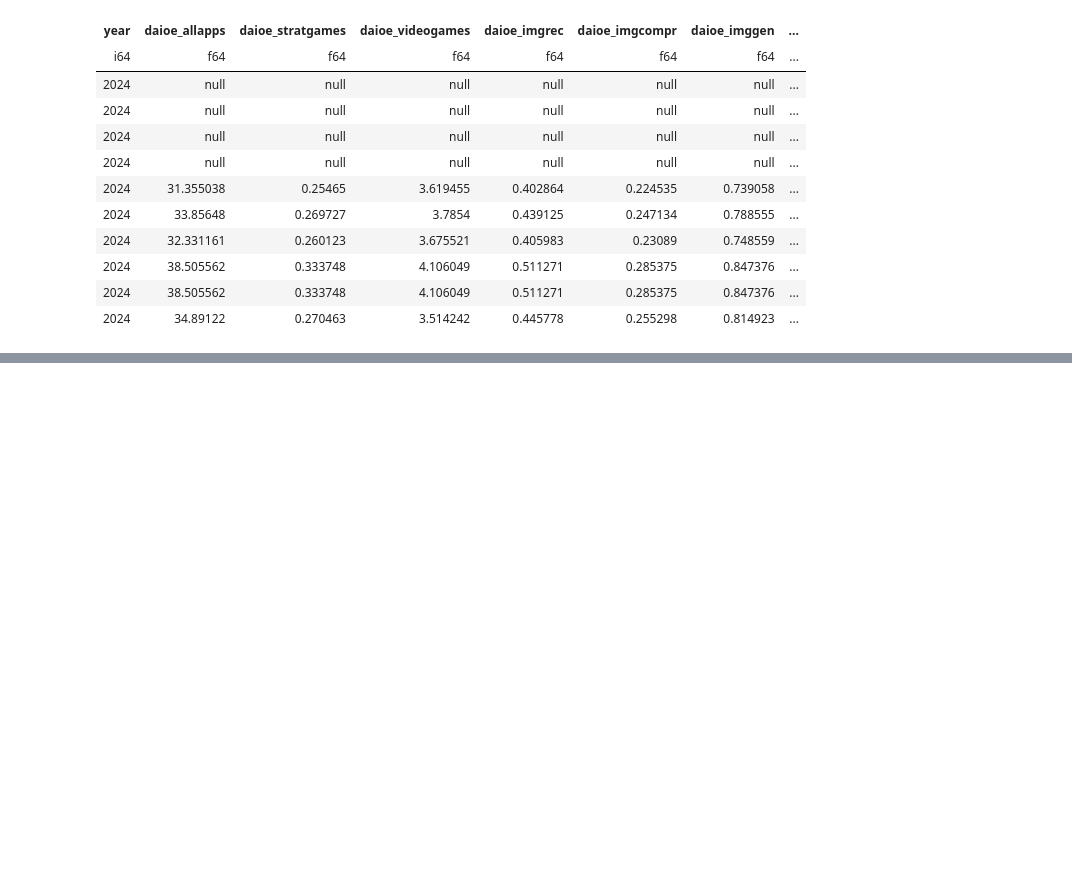
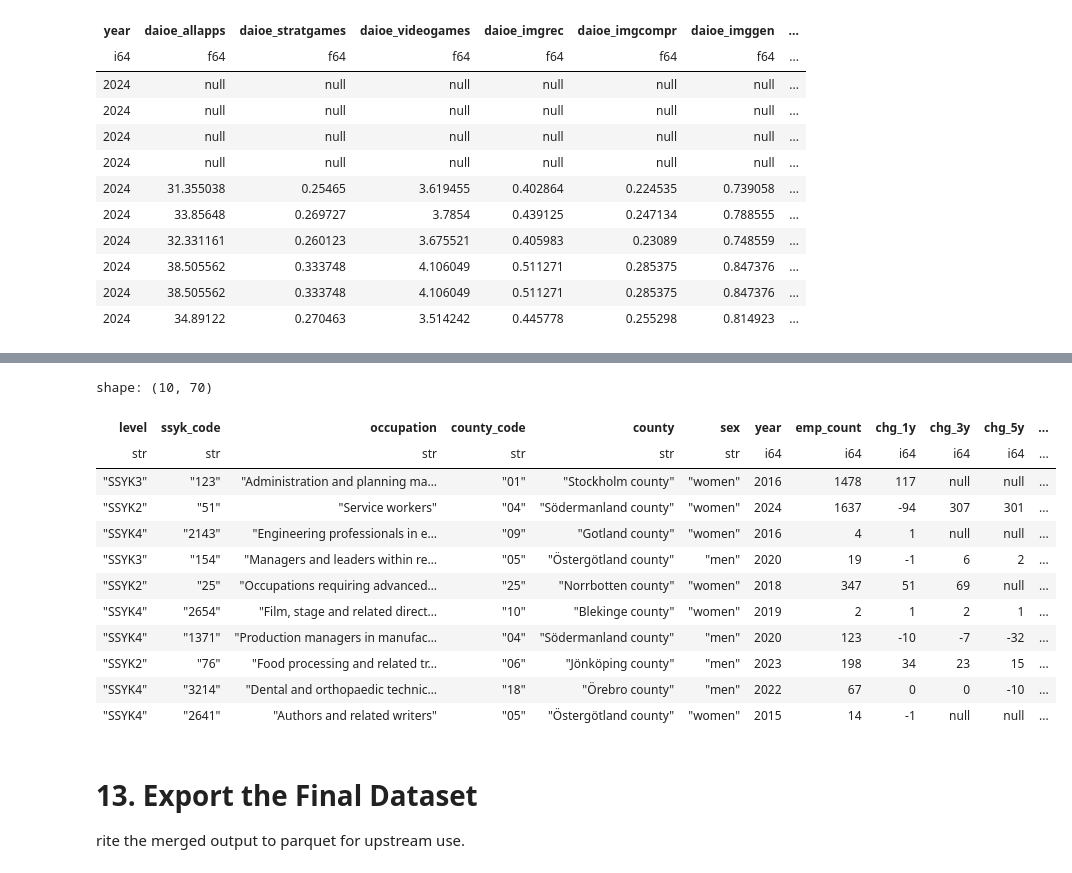
Before and after one commit to joseph-data/AI_Econ_daioe_years_regions, a Jupyter notebook: ssyk2012_daioe_yr_regions.ipynb, the cells around one changed output, grey strips where cells are left out. Saved outputs shown, nothing was run; the diff lists cells and outputs as text; code cells hidden in the pictures; blank space fills up the shorter version.

Commit message:
updated all levels, and daioes

```diff
--- a/ssyk2012_daioe_yr_regions.ipynb
+++ b/ssyk2012_daioe_yr_regions.ipynb
@@ -199,0 +245,10 @@ shape: (10, 27)
+# %%
+daioe_scb_years = daioe_lazy_lf_extended\
+    .join(
+        scb_lazy_lf_level4,
+        left_on=["year", "code_4"],
+        right_on=["year", "ssyk_code"],
+        how="left",
+    )
+
+daioe_scb_years.limit(10).collect()
@@ -199,0 +456,23 @@ shape: (10, 27)
+# %%
+# Convert weighted percentile ranks (0..100) into 1-5 exposure levels
+pct_cols = [
+    c
+    for c in daioe_all_levels.collect_schema().names()
+    if c.startswith("pctl_daioe_") and c.endswith("_wavg")
+]
+
+exposure_exprs = [
+    pl.when(pl.col(col).is_null())
+    .then(None)
+    .when(pl.col(col) <= AggConfig.pct_l1).then(1)
+    .when(pl.col(col) <= AggConfig.pct_l2).then(2)
+    .when(pl.col(col) <= AggConfig.pct_l3).then(3)
+    .when(pl.col(col) <= AggConfig.pct_l4).then(4)
+    .otherwise(5)
+    .cast(pl.Int8)
+    .alias(f"daioe_{col[len('pctl_daioe_'):-len('_wavg')]}_Level_Exposure")
+    for col in pct_cols
+]
+
+daioe_all_levels = daioe_all_levels.with_columns(exposure_exprs)
+print([c for c in daioe_all_levels.collect_schema().names() if c.endswith("_Level_Exposure")])
@@ -199,0 +522,30 @@ shape: (10, 27)
+# %%
+final_merge = (
+    scb_lazy_lf_changes
+    .join(
+        daioe_all_levels,
+        left_on = ["year", "ssyk_code"],
+        right_on = ["year", "ssyk_code"],
+        how = "left",
+    ).drop(pl.col("level_right"))
+)
+# %%
+final_merge.limit(10).collect()
+# %% [output]
+shape: (10, 70)
+| level | ssyk_code | occupation | county_code | county | sex | year | emp_count | chg_1y | chg_3y | chg_5y | ... |
+| str | str | str | str | str | str | i64 | i64 | i64 | i64 | i64 | ... |
+| "SSYK3" | "123" | "Administration and planning ma… | "01" | "Stockholm county" | "women" | 2016 | 1478 | 117 | null | null | ... |
+| "SSYK2" | "51" | "Service workers" | "04" | "Södermanland county" | "women" | 2024 | 1637 | -94 | 307 | 301 | ... |
+| "SSYK4" | "2143" | "Engineering professionals in e… | "09" | "Gotland county" | "women" | 2016 | 4 | 1 | null | null | ... |
+| "SSYK3" | "154" | "Managers and leaders within re… | "05" | "Östergötland county" | "men" | 2020 | 19 | -1 | 6 | 2 | ... |
+| "SSYK2" | "25" | "Occupations requiring advanced… | "25" | "Norrbotten county" | "women" | 2018 | 347 | 51 | 69 | null | ... |
+| "SSYK4" | "2654" | "Film, stage and related direct… | "10" | "Blekinge county" | "women" | 2019 | 2 | 1 | 2 | 1 | ... |
+| "SSYK4" | "1371" | "Production managers in manufac… | "04" | "Södermanland county" | "men" | 2020 | 123 | -10 | -7 | -32 | ... |
+| "SSYK2" | "76" | "Food processing and related tr… | "06" | "Jönköping county" | "men" | 2023 | 198 | 34 | 23 | 15 | ... |
+| "SSYK4" | "3214" | "Dental and orthopaedic technic… | "18" | "Örebro county" | "men" | 2022 | 67 | 0 | 0 | -10 | ... |
+| "SSYK4" | "2641" | "Authors and related writers" | "05" | "Östergötland county" | "women" | 2015 | 14 | -1 | null | null | ... |
+# %% [markdown]
+# 13. Export the Final Dataset
+
+rite the merged output to parquet for upstream use.
```
Also changed, not shown: parts of 23 cells of this notebook.
